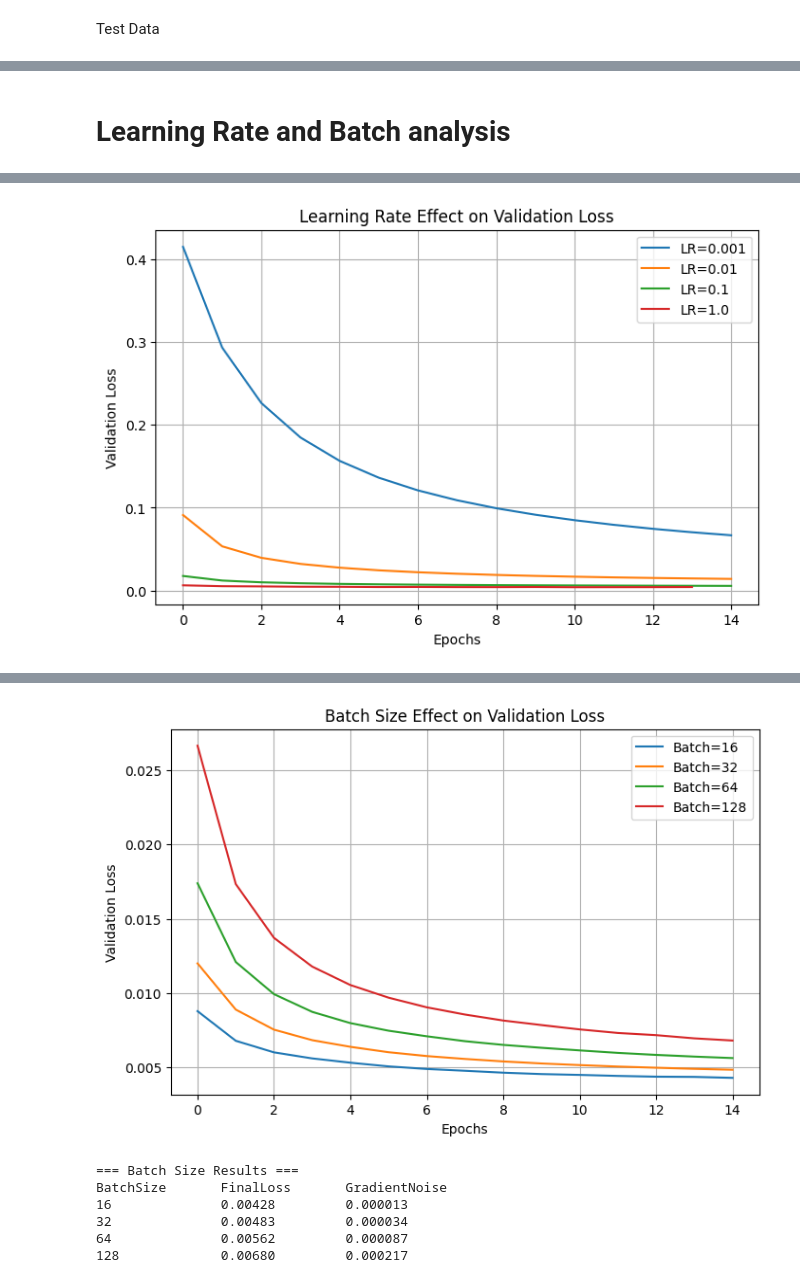
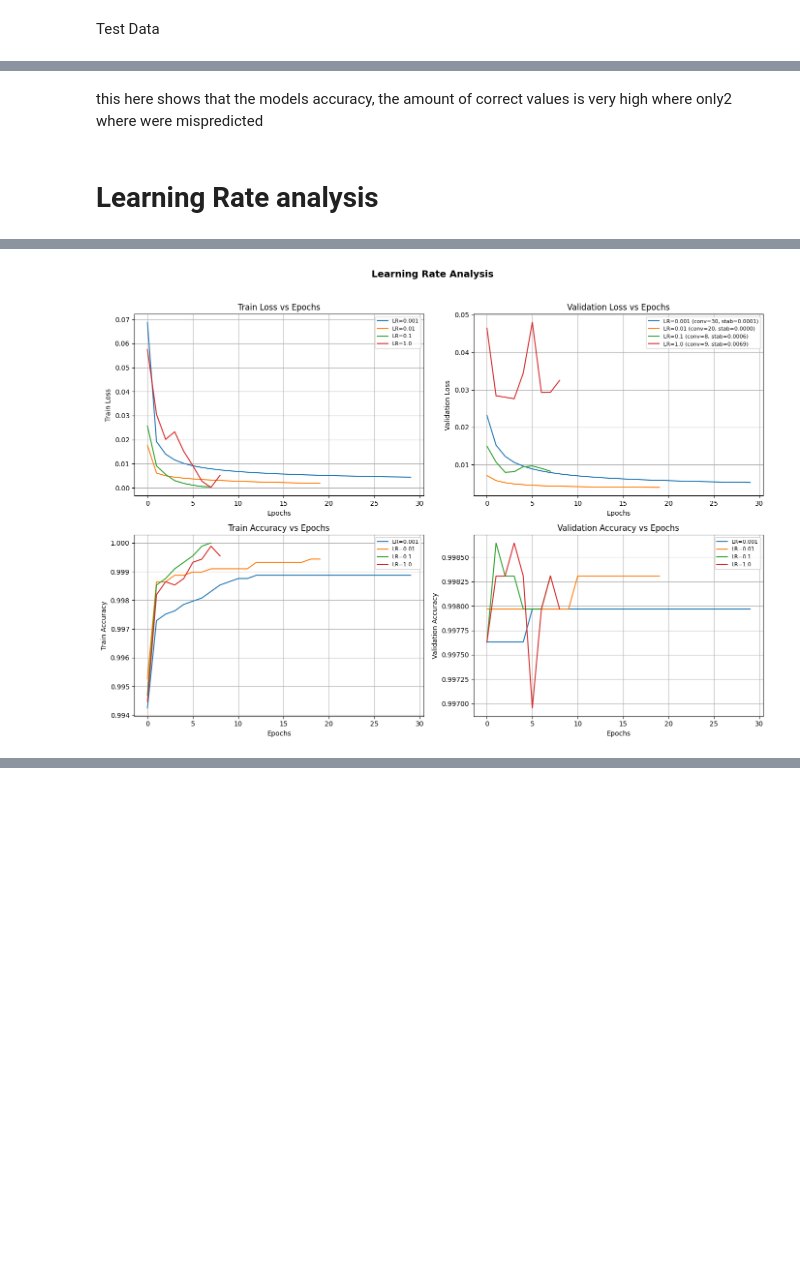
Before and after one commit to AhmedAlaa8100/ML-Logistic_Regression-Neural_Networks, a Jupyter notebook: Logestic.ipynb, the cells around one changed output, grey strips where cells are left out. Cells and saved outputs as stored; diff of their text form; code cells hidden in the pictures; blank space fills up the shorter version.

```diff
--- a/Logestic.ipynb
+++ b/Logestic.ipynb
@@ -37,7 +37,7 @@ def load_data(file_path, batch_size=64):
     test_dataset = TensorDataset(torch.tensor(X_test_binary, dtype=torch.float32),
                                  torch.tensor(Y_test_binary, dtype=torch.long))
 
-    train_loader = DataLoader(train_dataset, batch_size=batch_size, shuffle=True)
+    train_loader = DataLoader(train_dataset, batch_size=batch_size, shuffle=False)
     val_loader = DataLoader(val_dataset, batch_size=batch_size, shuffle=False)
     test_loader = DataLoader(test_dataset, batch_size=batch_size, shuffle=False)
 
@@ -223,3 +238,5 @@ Test Accuracy: 99.90%
+# %% [markdown]
+this here shows that the models accuracy, the amount of correct values is very high where only2 where were mispredicted
 # %% [markdown]
-# Learning Rate and Batch analysis
+# Learning Rate analysis
 # %%
@@ -273,3 +337,4 @@ def run_analysis(file_path):
 # %%
-run_analysis("mnist_All.csv")
+lr_results, best_lr, best_lr_acc = run_learning_rate_analysis()
+plot_learning_rate_analysis(lr_results)
 # %% [output]
@@ -293 +358 @@ Early stopping at epoch 14
-[figure, old version]
+[figure, new version]
@@ -311,7 +358,0 @@ Epoch 15/15 | Train Loss: 0.00661 | Val Loss: 0.00680
-[figure, removed]
-=== Batch Size Results ===
-BatchSize       FinalLoss       GradientNoise
-16              0.00428         0.000013
-32              0.00483         0.000034
-64              0.00562         0.000087
-128             0.00680         0.000217
```
Also changed, not shown: parts of 12 cells of this notebook, 1 other file.
